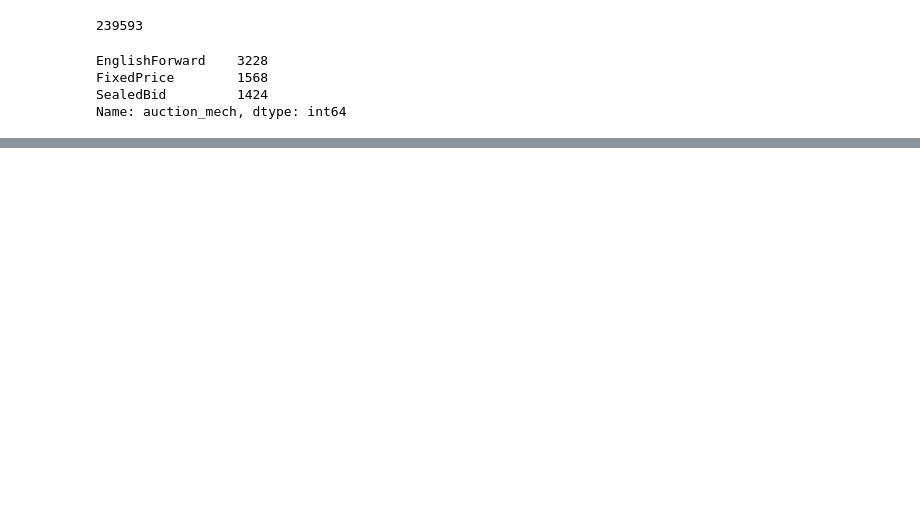
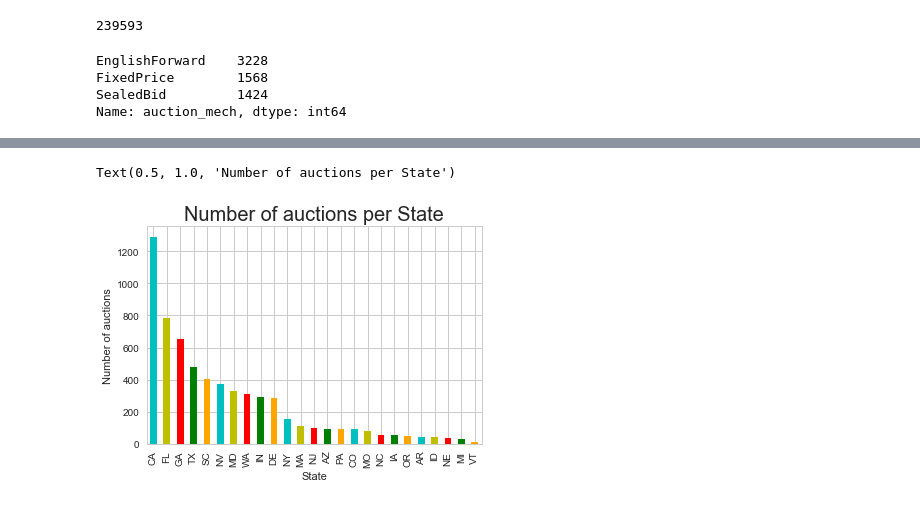
Before and after one commit to TheCiccio/Auctions_2019_Project, a Jupyter notebook: Online auction results in the USA (2019).ipynb, the cells around one changed output, grey strips where cells are left out. Cells and saved outputs as stored; diff of their text form; code cells hidden in the pictures; blank space fills up the shorter version.

```diff
--- a/Online auction results in the USA (2019).ipynb
+++ b/Online auction results in the USA (2019).ipynb
@@ -132,0 +189,9 @@ plt.style.use('seaborn-whitegrid')
+# %%
+#histogram with the number of auctions per city
+fig_3 = data['state'].value_counts().plot(kind = 'bar', color = ['c','y','r', 'g', 'orange']);
+plt.xlabel('State')
+plt.ylabel('Number of auctions')
+plt.title('Number of auctions per State', fontsize = 20)
+# %% [output]
+Text(0.5, 1.0, 'Number of auctions per State')
+[figure, added]
```
Also changed, not shown: parts of 22 cells of this notebook.
